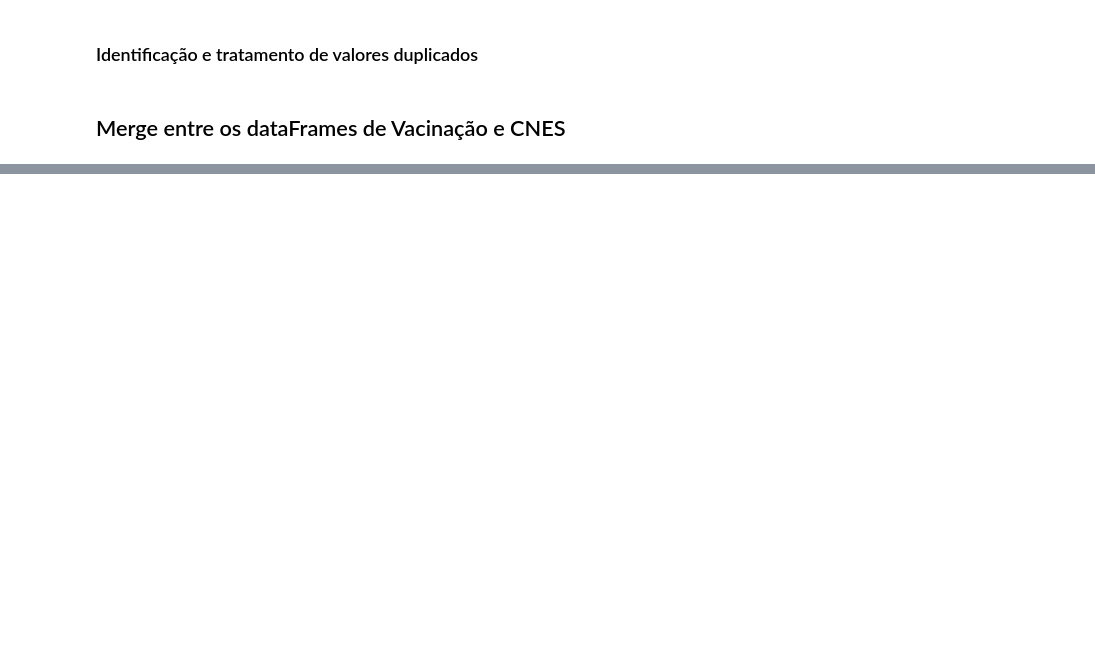
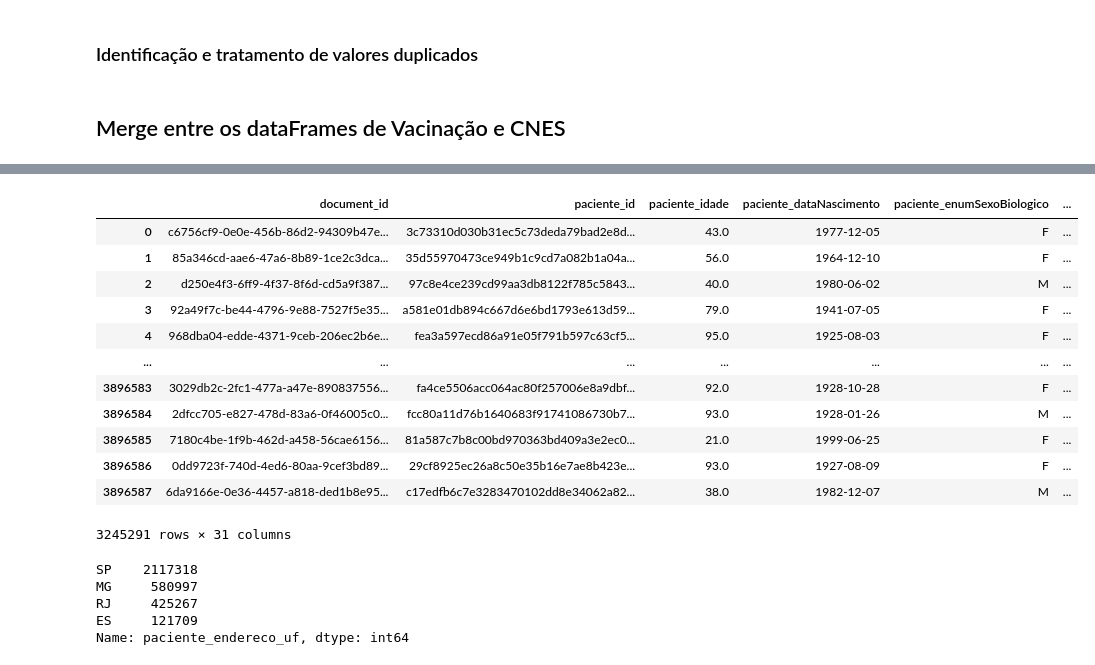
Before and after one commit to massaoiwanaga/topespsi, a Jupyter notebook: TESI_VAC_COVID.ipynb, the cells around one changed output, grey strips where cells are left out. Drawn from its saved outputs; the diff is of its cells as text; code cells hidden in the pictures; blank space fills up the shorter version.

```diff
--- a/TESI_VAC_COVID.ipynb
+++ b/TESI_VAC_COVID.ipynb
@@ -548,4 +551,4 @@ dtype: int64
 # %% [markdown]
 ## Merge entre os dataFrames de Vacinação e CNES
 # %%
-pd.merge(df_vacinacao, df_cnes, on=None, left_on='estabelecimento_valor', right_on='co_cnes')
+df_merge = pd.merge(df_vacinacao, df_cnes, on=None, left_on='estabelecimento_valor', right_on='co_cnes')
@@ -565,0 +572,28 @@ pd.merge(df_vacinacao, df_cnes, on=None, left_on='estabelecimento_valor', right_
+# %%
+# Criação do dataframe da região sudeste
+df_sudeste = df_merge.query('paciente_endereco_uf in ["ES", "MG", "RJ", "SP"]')
+# %%
+df_sudeste
+# %% [output]
+|  | document_id | paciente_id | paciente_idade | paciente_dataNascimento | paciente_enumSexoBiologico | ... |
+| 0 | c6756cf9-0e0e-456b-86d2-94309b47e... | 3c73310d030b31ec5c73deda79bad2e8d... | 43.0 | 1977-12-05 | F | ... |
+| 1 | 85a346cd-aae6-47a6-8b89-1ce2c3dca... | 35d55970473ce949b1c9cd7a082b1a04a... | 56.0 | 1964-12-10 | F | ... |
+| 2 | d250e4f3-6ff9-4f37-8f6d-cd5a9f387... | 97c8e4ce239cd99aa3db8122f785c5843... | 40.0 | 1980-06-02 | M | ... |
+| 3 | 92a49f7c-be44-4796-9e88-7527f5e35... | a581e01db894c667d6e6bd1793e613d59... | 79.0 | 1941-07-05 | F | ... |
+| 4 | 968dba04-edde-4371-9ceb-206ec2b6e... | fea3a597ecd86a91e05f791b597c63cf5... | 95.0 | 1925-08-03 | F | ... |
+| ... | ... | ... | ... | ... | ... | ... |
+| 3896583 | 3029db2c-2fc1-477a-a47e-890837556... | fa4ce5506acc064ac80f257006e8a9dbf... | 92.0 | 1928-10-28 | F | ... |
+| 3896584 | 2dfcc705-e827-478d-83a6-0f46005c0... | fcc80a11d76b1640683f91741086730b7... | 93.0 | 1928-01-26 | M | ... |
+| 3896585 | 7180c4be-1f9b-462d-a458-56cae6156... | 81a587c7b8c00bd970363bd409a3e2ec0... | 21.0 | 1999-06-25 | F | ... |
+| 3896586 | 0dd9723f-740d-4ed6-80aa-9cef3bd89... | 29cf8925ec26a8c50e35b16e7ae8b423e... | 93.0 | 1927-08-09 | F | ... |
+| 3896587 | 6da9166e-0e36-4457-a818-ded1b8e95... | c17edfb6c7e3283470102dd8e34062a82... | 38.0 | 1982-12-07 | M | ... |
+3245291 rows × 31 columns
+# %%
+# Total de vacinados por UF na região sudeste
+df_sudeste['paciente_endereco_uf'].value_counts()
+# %% [output]
+SP    2117318
+MG     580997
+RJ     425267
+ES     121709
+Name: paciente_endereco_uf, dtype: int64
```
Also changed, not shown: parts of 12 cells of this notebook.
